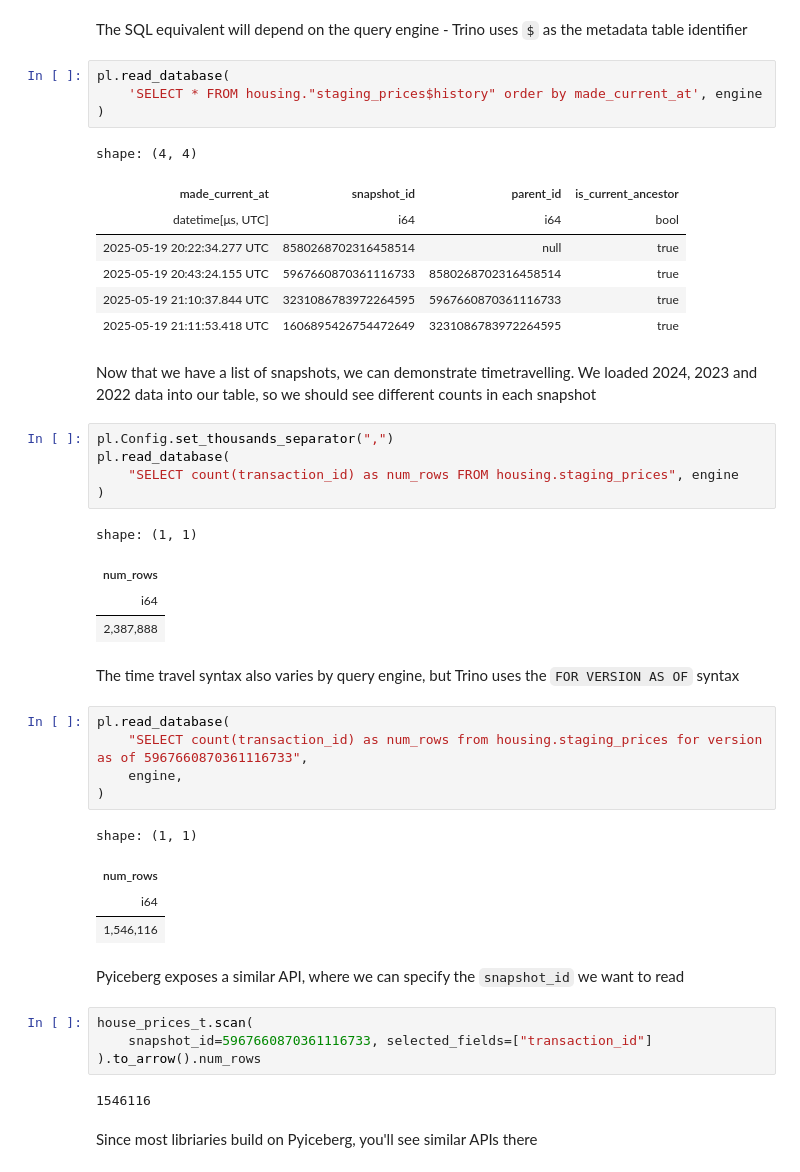
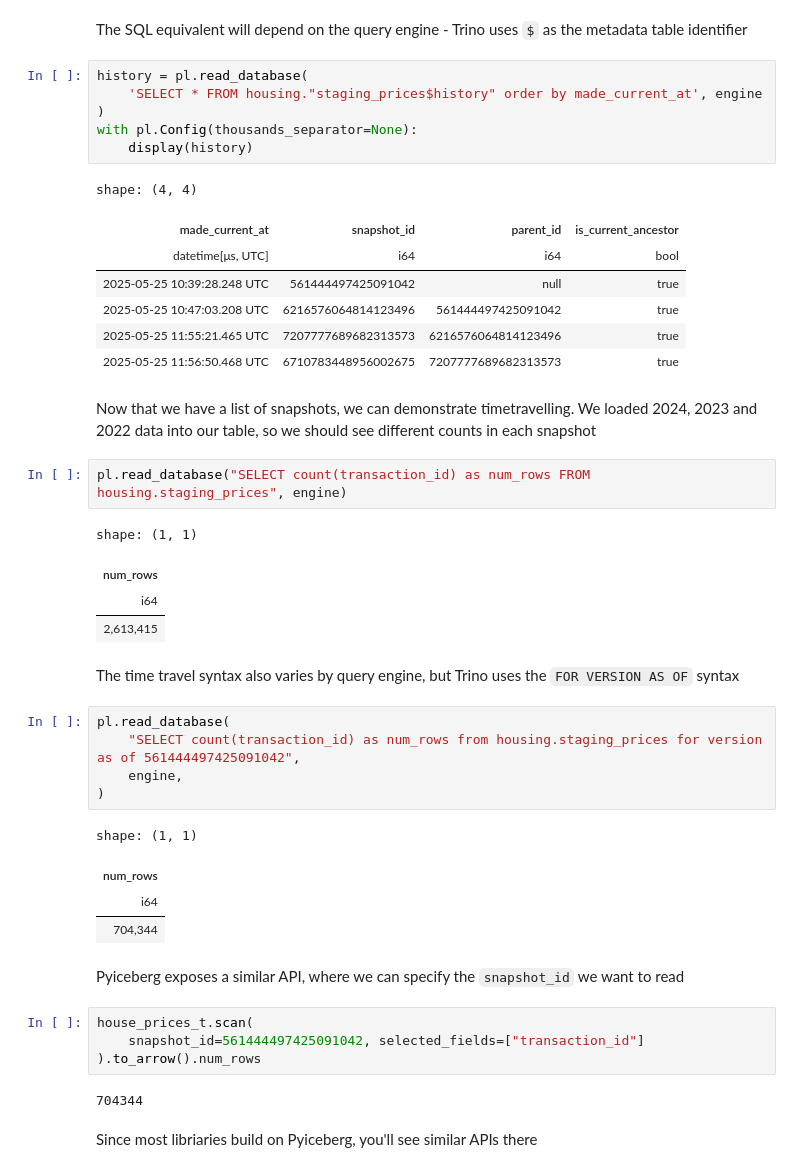
Before and after one commit to henryharbeck/pydata-london-2025-hands-on-apache-iceberg, a Jupyter notebook: notebooks/04-Time Travel.ipynb, the cells around one changed output. Drawn from its saved outputs; the diff is of its cells as text.

```diff
--- a/notebooks/04-Time Travel.ipynb
+++ b/notebooks/04-Time Travel.ipynb
@@ -30,49 +32,48 @@ shape: (4, 4)
 # %% [markdown]
 The SQL equivalent will depend on the query engine - Trino uses `$` as the metadata table identifier
 # %%
-pl.read_database(
+history = pl.read_database(
     'SELECT * FROM housing."staging_prices$history" order by made_current_at', engine
 )
+with pl.Config(thousands_separator=None):
+    display(history)
 # %% [output]
 shape: (4, 4)
 | made_current_at | snapshot_id | parent_id | is_current_ancestor |
 | datetime[μs, UTC] | i64 | i64 | bool |
-| 2025-05-19 20:22:34.277 UTC | 8580268702316458514 | null | true |
-| 2025-05-19 20:43:24.155 UTC | 5967660870361116733 | 8580268702316458514 | true |
-| 2025-05-19 21:10:37.844 UTC | 3231086783972264595 | 5967660870361116733 | true |
-| 2025-05-19 21:11:53.418 UTC | 1606895426754472649 | 3231086783972264595 | true |
+| 2025-05-25 10:39:28.248 UTC | 561444497425091042 | null | true |
+| 2025-05-25 10:47:03.208 UTC | 6216576064814123496 | 561444497425091042 | true |
+| 2025-05-25 11:55:21.465 UTC | 7207777689682313573 | 6216576064814123496 | true |
+| 2025-05-25 11:56:50.468 UTC | 6710783448956002675 | 7207777689682313573 | true |
 # %% [markdown]
 Now that we have a list of snapshots, we can demonstrate timetravelling. We loaded 2024, 2023 and 2022 data into our table, so we should see different counts in each snapshot
 # %%
-pl.Config.set_thousands_separator(",")
-pl.read_database(
-    "SELECT count(transaction_id) as num_rows FROM housing.staging_prices", engine
-)
+pl.read_database("SELECT count(transaction_id) as num_rows FROM housing.staging_prices", engine)
 # %% [output]
 shape: (1, 1)
 | num_rows |
 | i64 |
-| 2,387,888 |
+| 2,613,415 |
 # %% [markdown]
 The time travel syntax also varies by query engine, but Trino uses the `FOR VERSION AS OF` syntax
 # %%
 pl.read_database(
-    "SELECT count(transaction_id) as num_rows from housing.staging_prices for version as of 5967660870361116733",
+    "SELECT count(transaction_id) as num_rows from housing.staging_prices for version as of 561444497425091042",
     engine,
 )
 # %% [output]
 shape: (1, 1)
 | num_rows |
 | i64 |
-| 1,546,116 |
+| 704,344 |
 # %% [markdown]
 Pyiceberg exposes a similar API, where we can specify the `snapshot_id` we want to read
 # %%
 house_prices_t.scan(
-    snapshot_id=5967660870361116733, selected_fields=["transaction_id"]
+    snapshot_id=561444497425091042, selected_fields=["transaction_id"]
 ).to_arrow().num_rows
 # %% [output]
-1546116
+704344
 # %% [markdown]
 Since most libriaries build on Pyiceberg, you'll see similar APIs there
 # %%
```
Also changed, not shown: parts of 17 cells of this notebook, 5 other files.
